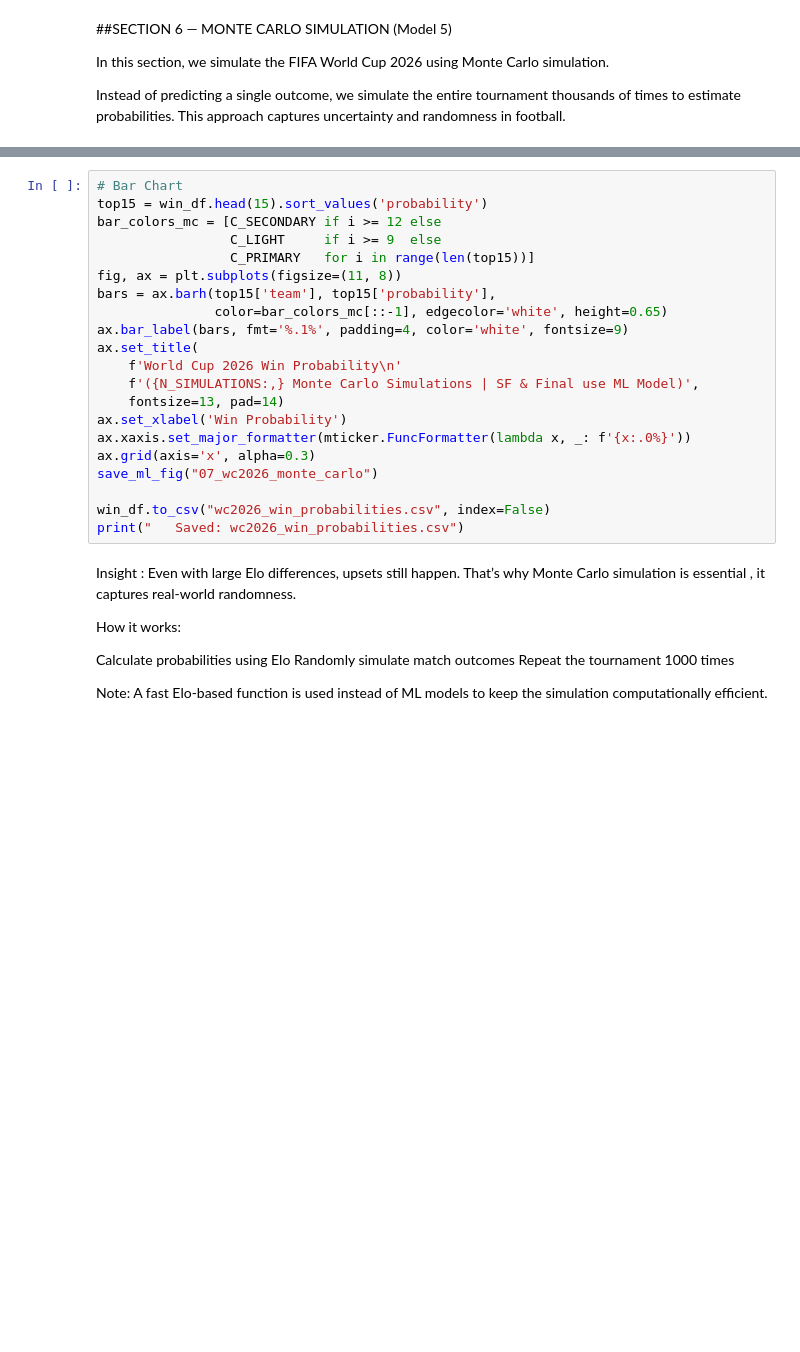
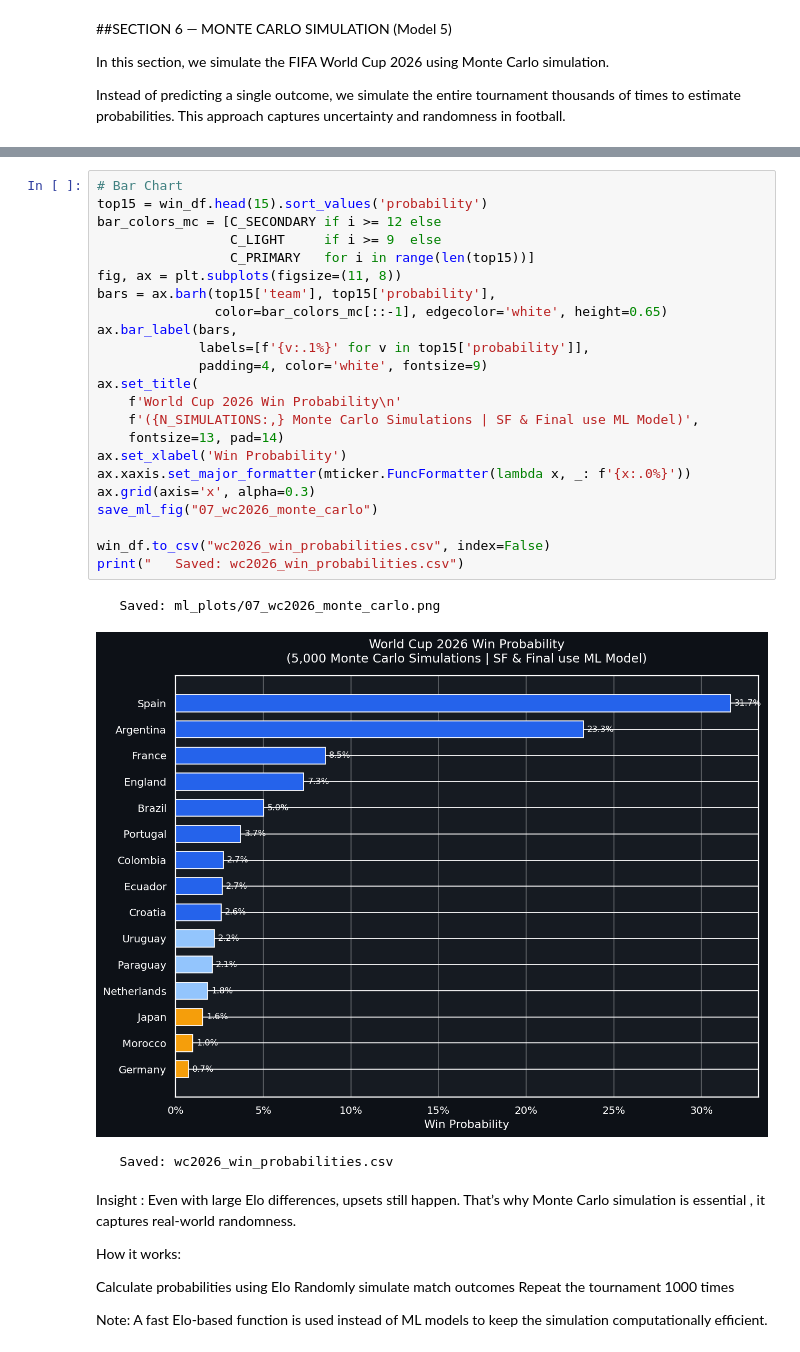
Before and after one commit to EngMohamed-op/supervised-and-unsupervised-project, a Jupyter notebook: WorldCup2026Prediction.ipynb, the cells around one changed output, grey strips where cells are left out. Saved outputs shown, nothing was run; the diff lists cells and outputs as text; blank space fills up the shorter version.

```diff
--- a/WorldCup2026Prediction.ipynb
+++ b/WorldCup2026Prediction.ipynb
@@ -2236,24 +2301,30 @@ Early rounds: Fast Elo + Form | SF & Final: Full ML Model
 # %%
 # Bar Chart
 top15 = win_df.head(15).sort_values('probability')
 bar_colors_mc = [C_SECONDARY if i >= 12 else
                  C_LIGHT     if i >= 9  else
                  C_PRIMARY   for i in range(len(top15))]
 fig, ax = plt.subplots(figsize=(11, 8))
 bars = ax.barh(top15['team'], top15['probability'],
                color=bar_colors_mc[::-1], edgecolor='white', height=0.65)
-ax.bar_label(bars, fmt='%.1%', padding=4, color='white', fontsize=9)
+ax.bar_label(bars,
+             labels=[f'{v:.1%}' for v in top15['probability']],
+             padding=4, color='white', fontsize=9)
 ax.set_title(
     f'World Cup 2026 Win Probability\n'
     f'({N_SIMULATIONS:,} Monte Carlo Simulations | SF & Final use ML Model)',
     fontsize=13, pad=14)
 ax.set_xlabel('Win Probability')
 ax.xaxis.set_major_formatter(mticker.FuncFormatter(lambda x, _: f'{x:.0%}'))
 ax.grid(axis='x', alpha=0.3)
 save_ml_fig("07_wc2026_monte_carlo")
 
 win_df.to_csv("wc2026_win_probabilities.csv", index=False)
 print("   Saved: wc2026_win_probabilities.csv")
+# %% [output]
+   Saved: ml_plots/07_wc2026_monte_carlo.png
+[figure, added]
+   Saved: wc2026_win_probabilities.csv
 # %% [markdown]
 Insight :
 Even with large Elo differences, upsets still happen.
```
Also changed, not shown: parts of 6 cells of this notebook.
